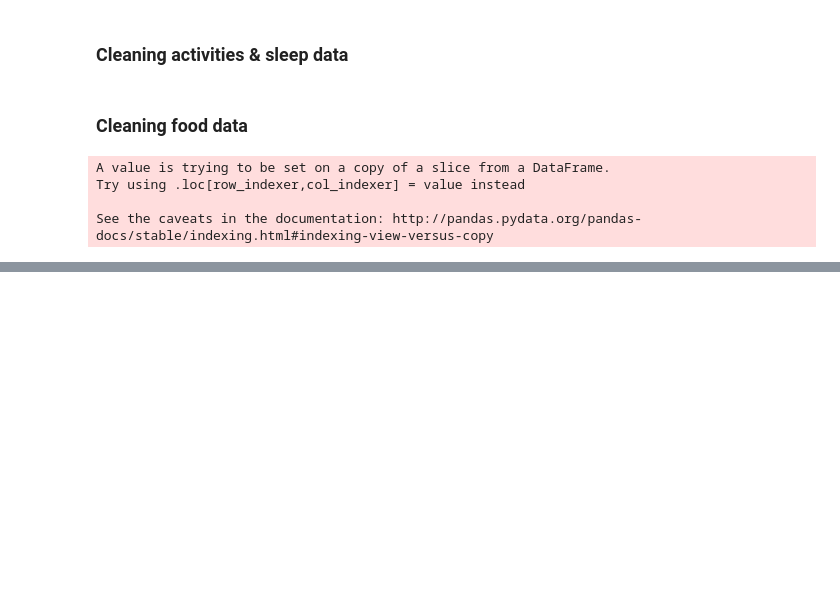
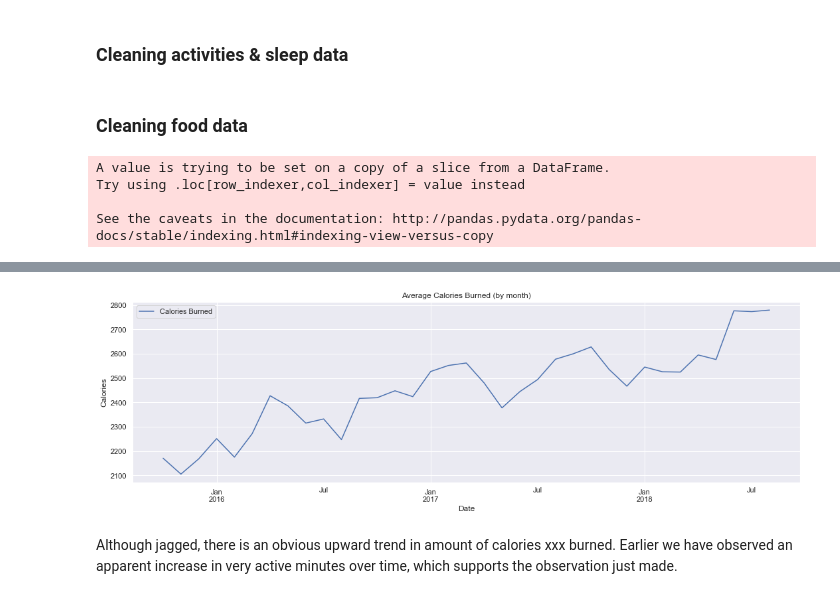
Before and after one commit to wu72/Springboard, a Jupyter notebook: CapstoneProject1/FitbitCapstone1.ipynb, the cells around one changed output, grey strips where cells are left out. Saved outputs shown, nothing was run; the diff lists cells and outputs as text; code cells hidden in the pictures; blank space fills up the shorter version.

```diff
--- a/CapstoneProject1/FitbitCapstone1.ipynb
+++ b/CapstoneProject1/FitbitCapstone1.ipynb
@@ -186,0 +281,9 @@ activities
+# %%
+activities.resample('M').mean().plot(y='Calories Burned', figsize=(18,5))
+plt.ylabel('Calories')
+plt.title('Average Calories Burned (by month)')
+plt.show()
+# %% [output]
+[figure, added]
+# %% [markdown]
+Although jagged, there is an obvious upward trend in amount of calories xxx burned. Earlier we have observed an apparent increase in very active minutes over time, which supports the observation just made.
```
Also changed, not shown: parts of 31 cells of this notebook, 4 other files.
